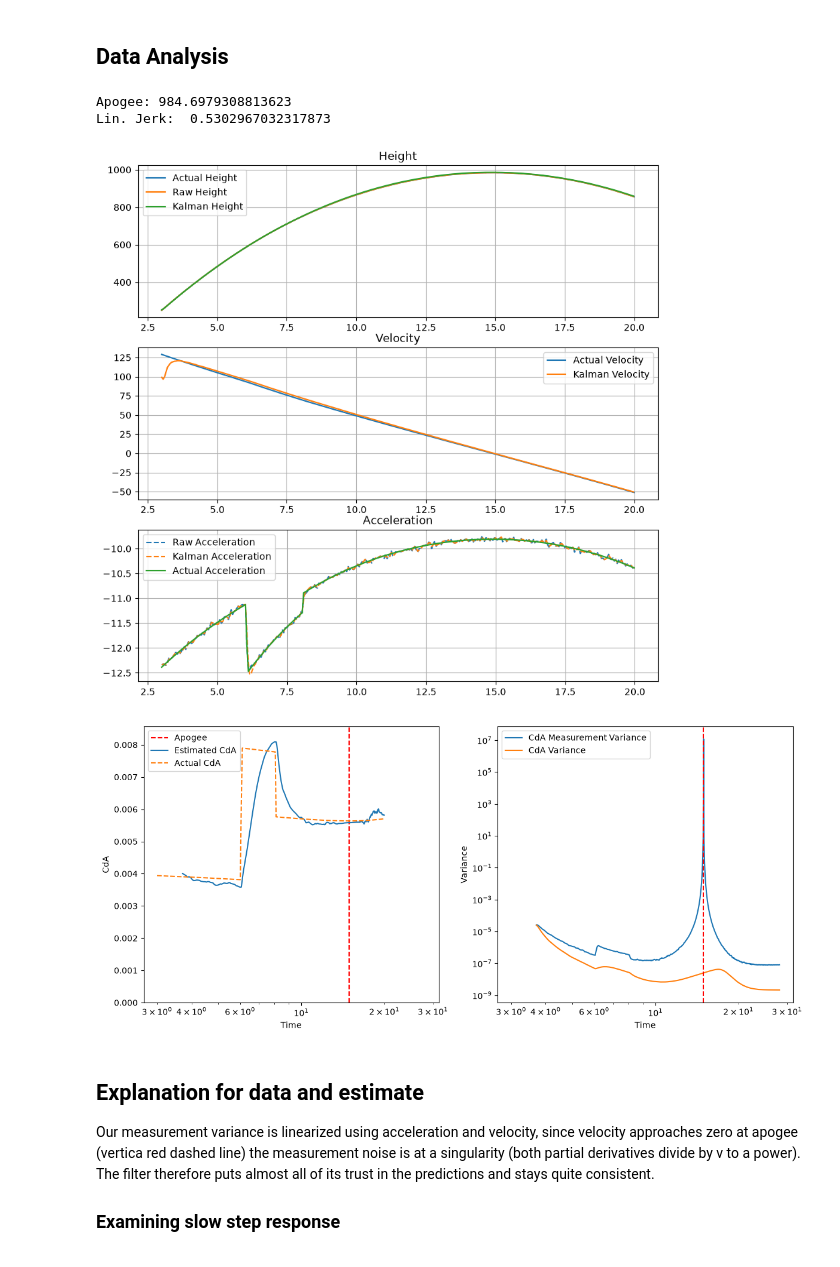
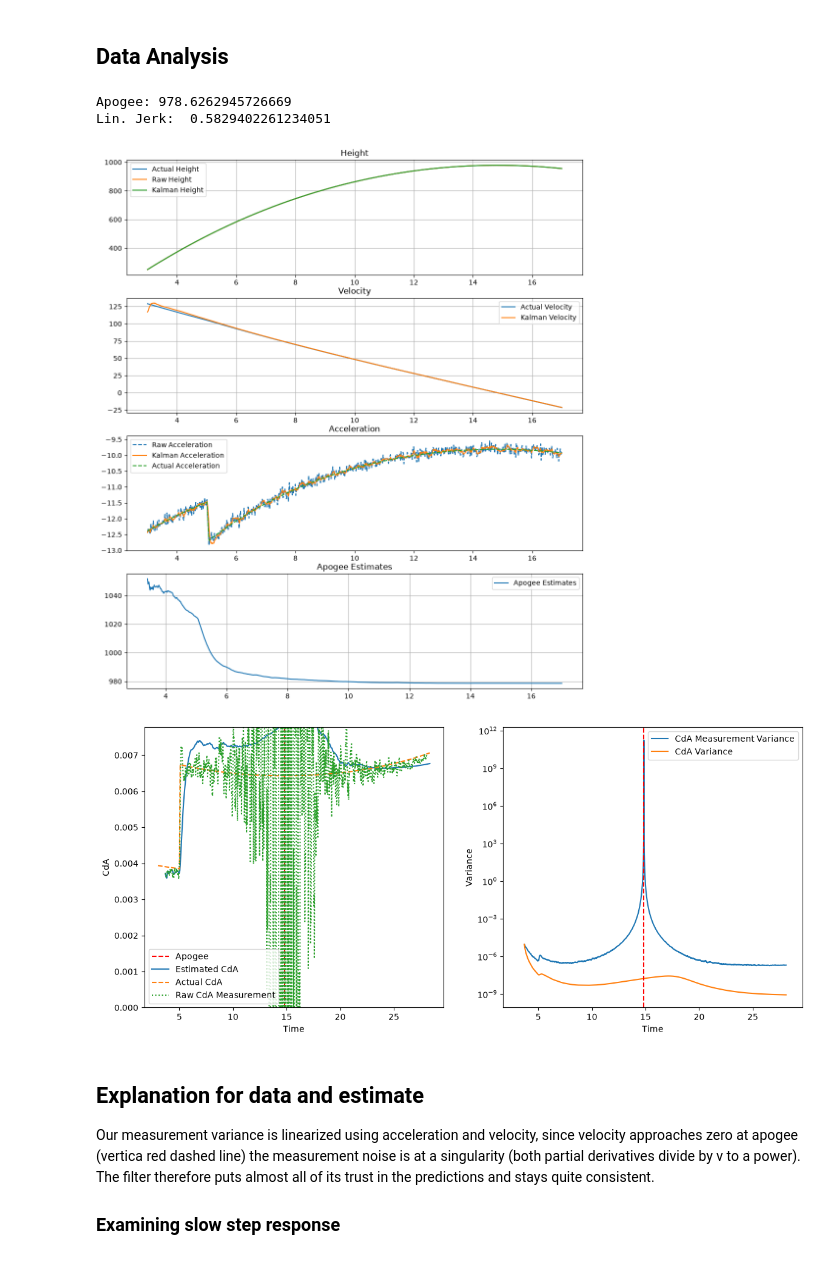
Before and after one commit to the-lightstack/kiraAirbrakeSoftware, a Jupyter notebook: regularSampleFilter.ipynb, the cells around one changed output. Saved outputs shown, nothing was run; the diff lists cells and outputs as text; code cells hidden in the pictures.

Commit message:
add: apogee estimation code

```diff
--- a/regularSampleFilter.ipynb
+++ b/regularSampleFilter.ipynb
@@ -99,7 +99,8 @@ class AirBrake:
 
     def setTarget(self,target:float):
         assert 0.0 <= target <= 1.0, "Target must be valid position from 0 to 1"
-        self.target_extension = target
+        if target != self.target_extension:
+            self.target_extension = target
 
     def getExtension(self) -> float:
         return self.ext
@@ -170,7 +171,7 @@ import constants
 
 
 # max deviation currently around 5%, this could mess up the kalman filter
-CODE_RUN_FREQUENCY = 20
+CODE_RUN_FREQUENCY = 60
 TIMESTEP = 1 / CODE_RUN_FREQUENCY
 
 
@@ -215,7 +216,8 @@ def runSimulation(targetApogee,t0, h0, v0, controlSoftware:AirbrakeControlSoftwa
     systemState  = HiddenSystemState(ts=0, a=0,v=0,h=0,t=0,ad=0,ap=0)
 
 
-    primary_imu = Sensor("LSM6DSO32",0.03139,1600,systemState,lambda s: s.acceleration)
+    # primary_imu = Sensor("LSM6DSO32",0.03139,1600,systemState,lambda s: s.acceleration)
+    primary_imu = Sensor("LSM6DSO32",0.1,1600,systemState,lambda s: s.acceleration)
     secondary_imu = Sensor("BMI088",0.0262644,1600,systemState, lambda s: s.acceleration)
     barometer = Sensor("DPS368",0.35,26,systemState,lambda s: s.height)
 
@@ -274,7 +276,6 @@ def runSimulation(targetApogee,t0, h0, v0, controlSoftware:AirbrakeControlSoftwa
             (target_ab_extension, absUnitLog) = controlSoftware(t,primary_imu,secondary_imu,barometer,airbrake, targetApogee)
 
             # Tell the servo to move
-            print(target_ab_extension)
             airbrake.setTarget(target_ab_extension)
 
             absExecutionTime = time.perf_counter() - timeBeforeExec
@@ -402,7 +403,7 @@ def setupStateKalmanFilter(z_acc1,imu1, z_height, baro) -> KalmanFilter:
     # Inital conditions: Use first measurement or default value
     i_x,i_xv = (z_height[0],baro.std_dev**2) if z_height else (200,100)
     i_v,i_vv = (120,20)
-    i_a,i_av = (z_acc1[0],imu1.std_dev**2) if z_acc1 else (-10,50)
+    i_a,i_av = (z_acc1[0],(imu1.std_dev)**2) if z_acc1 else (-10,50)
     i_j,i_jv = (0.5,10)
     kf.x = np.array([i_x,i_v,i_a,i_j])
 
@@ -436,11 +437,13 @@ def cdaFilterMeasurementNoise(stateKF: KalmanFilter) -> np.array:
 
 def setupCDAFilter(stateKF: KalmanFilter, airBrake: AirBrake) -> KalmanFilter:
 
+
+    B_scale = 1.85
     m = constants.ROCKET_BURNOUT_MASS
     p = 1.225 # make this dependent on height
     g = -9.81
 
-    kf = kalman.KalmanFilter(dim_x=2, dim_z=1)
+    kf = kalman.KalmanFilter(dim_x=2, dim_z=1,dim_u=1)
 
     ## Process noise (Q) with max variance of biggest derivative
     A_total = 3 * constants.AIRBRAKE_FLAP_HEIGHT * constants.AIRBRAKE_FLAP_WIDTH
@@ -463,7 +466,7 @@ def setupCDAFilter(stateKF: KalmanFilter, airBrake: AirBrake) -> KalmanFilter:
     ])
 
     ## Inital Variance estimate (P)
-    kf.P = np.array([[(CdA(v0,a0)/3)**2, 0],
+    kf.P = np.array([[(CdA(v0,a0))**2, 0],
                      [0,10]])
     # we use the fact, that cda is known to be > 0 so that is our 3 sigma region.
 
@@ -483,8 +486,7 @@ def setupCDAFilter(stateKF: KalmanFilter, airBrake: AirBrake) -> KalmanFilter:
 
     ## Setup the control matrix
 
-    kf.B = np.array([[A_total * constants.ROCKET_AIRBRAKE_DEFAULT_CD],
-                     [0.0]])
+    kf.B = np.array([[B_scale * A_total * constants.ROCKET_AIRBRAKE_DEFAULT_CD / TIMESTEP], [0.0]])
 
     return kf
 # %%
@@ -608,8 +615,8 @@ Max snap: 229.7263846937483
 # %%
 from matplotlib import pyplot as plt
 
-dataStartTime = 2
-dataEndTime = 20
+dataStartTime = 0
+dataEndTime = 17
 
 # Analysing the data
 t = np.array([i.timestamp for i in flightData if dataStartTime <= i.timestamp <= dataEndTime])
@@ -634,53 +641,64 @@ kalmanAccelerations = np.array([i.controlSoftwareData.kalmanAcceleration for i i
     flightData if i.controlSoftwareData is not None and dataStartTime <= i.timestamp <= dataEndTime])
 actualAccelerations = np.array([i.verticalAcceleration for i in flightData if i.controlSoftwareData is not None and dataStartTime <= i.timestamp <= dataEndTime])
 
+# get the apogee estimations
+apogeeEstimations = np.array([i.controlSoftwareData.apogeeEstimate for i in flightData if i.controlSoftwareData is not None and dataStartTime <= i.timestamp <= dataEndTime])
 
 print(f"Apogee: {max(h)}")
 
 
-fig, axs = plt.subplots(3,1,figsize=(10,10))
+fig, axs = plt.subplots(4,1,figsize=(12,14))
 axs[0].plot(t,h,label="Actual Height")
 axs[0].plot(absTimestamps,rawHeights,label="Raw Height")
 axs[0].plot(absTimestamps,kalmanHeights,label="Kalman Height")
 axs[0].set_title("Height")
 axs[0].legend()
 axs[0].grid(True)
 
 axs[1].plot(t,actualVelocity,label="Actual Velocity")
 axs[1].plot(absTimestamps,kalmanVelocity,label="Kalman Velocity")
 axs[1].set_title("Velocity")
 axs[1].legend()
 axs[1].grid(True)
 
 axs[2].plot(absTimestamps,rawAccelerations,label="Raw Acceleration",linestyle="dashed")
-axs[2].plot(absTimestamps,kalmanAccelerations,label="Kalman Acceleration",linestyle="dashed")
-axs[2].plot(absTimestamps,actualAccelerations,label="Actual Acceleration")
+axs[2].plot(absTimestamps,kalmanAccelerations,label="Kalman Acceleration")
+axs[2].plot(absTimestamps,actualAccelerations,label="Actual Acceleration",linestyle="dashed")
 axs[2].set_title("Acceleration")
 axs[2].legend()
+
+# plot apogee estimates over time
+axs[3].plot(absTimestamps,apogeeEstimations,label="Apogee Estimates")
+axs[3].set_title("Apogee Estimates")
+axs[3].legend()
+axs[3].grid(True)
 
 # Linearising the change in acceleration
 dt = 0.1
 a0 = actualAccelerations[0]
 a1 = actualAccelerations[int(dt/TIMESTEP)]
 delta_a = (a1-a0) / dt
 print("Lin. Jerk: ", delta_a)
 
 
 plt.grid(True)
 plt.show()
 # %% [output]
-Apogee: 984.6979308813623
-Lin. Jerk:  0.5302967032317873
+Apogee: 978.6262945726669
+Lin. Jerk:  0.5829402261234051
-[figure, old version]
+[figure, new version]
 # %%
 # plot the CdA estimate over time, with the actual CdA as a dashed line
+absTimestamps = np.array([i.timestamp for i in flightData if i.controlSoftwareData is not None ])
 
-CdA_estimate = np.array([i.controlSoftwareData.cdEstimate for i in flightData if i.controlSoftwareData is not None and dataStartTime <= i.timestamp <= dataEndTime])
-CdA_actual = np.array([CdA(v=i.verticalVelocity, a=i.verticalAcceleration) for i in flightData if i.controlSoftwareData is not None and dataStartTime <= i.timestamp <= dataEndTime])
+CdA_estimate = np.array([i.controlSoftwareData.cdEstimate for i in flightData if i.controlSoftwareData is not None ])
+CdA_actual = np.array([CdA(v=i.verticalVelocity, a=i.verticalAcceleration) for i in flightData if i.controlSoftwareData is not None])
 
 # use the cdasaver to also access the raw z values and plot them
 cda_raw_values = np.array([i for i in cdaSaver_.z if i is not None]) if cdaSaver_ is not None else []
 saverTimeSlots = np.arange(CDA_ESTIMATE_START_T, CDA_ESTIMATE_START_T + len(cda_raw_values)*TIMESTEP, TIMESTEP) if cdaSaver_ is not None else []
+
+
 
 # Add a second subplot on the right, that shows the CdA variance using the saver.P
 fig, (ax1, ax2) = plt.subplots(1, 2, figsize=(14, 6),sharex=True)
@@ -693,7 +711,7 @@ ax2.plot(saverTimeSlots, process_variances, label='CdA Variance')
 ax2.set_xlabel('Time')
 ax2.set_ylabel('Variance')
 # make logarithmic
-ax2.loglog()
+ax2.set_yscale("log")     # Logarithmic y-axis
 ax2.legend()
 
 # Add a vertical dashed red line at apogee, so time = 15s
@@ -703,18 +721,17 @@ ax2.axvline(x=apogee_time, color='r', linestyle='--', label='Apogee')
 
 ax1.plot(absTimestamps, CdA_estimate, label='Estimated CdA')
 ax1.plot(absTimestamps, CdA_actual, linestyle='--', label='Actual CdA')
-#ax1.plot(saverTimeSlots, cda_raw_values, linestyle=':', label='Raw CdA Measurement')
+ax1.plot(saverTimeSlots, cda_raw_values, linestyle=':', label='Raw CdA Measurement')
 ax1.set_xlabel('Time')
 ax1.set_ylabel('CdA')
 
 # get 90th percentile of the CdA_actual and set the y limit to that
-percentile_90 = np.percentile(CdA_actual, 90)
-ax1.set_ylim(0, percentile_90 * 1.1)  # Add a little margin above the 90th percentile
+ax1.set_ylim(0, max(CdA_actual) * 1.1)  # Add a little margin above the 90th percentile
 
 ax1.legend()
 plt.show()
 # %% [output]
-[figure, old version]
+[figure, new version]
 # %% [markdown]
 ## Explanation for data and estimate
 Our measurement variance is linearized using acceleration and velocity, since velocity approaches zero at apogee (vertica red dashed line) the measurement noise is at a singularity (both partial derivatives divide by v to a power). The filter therefore puts almost all of its trust in the predictions and stays quite consistent.
```
Also changed, not shown: parts of 2 cells of this notebook, 1 other file.
